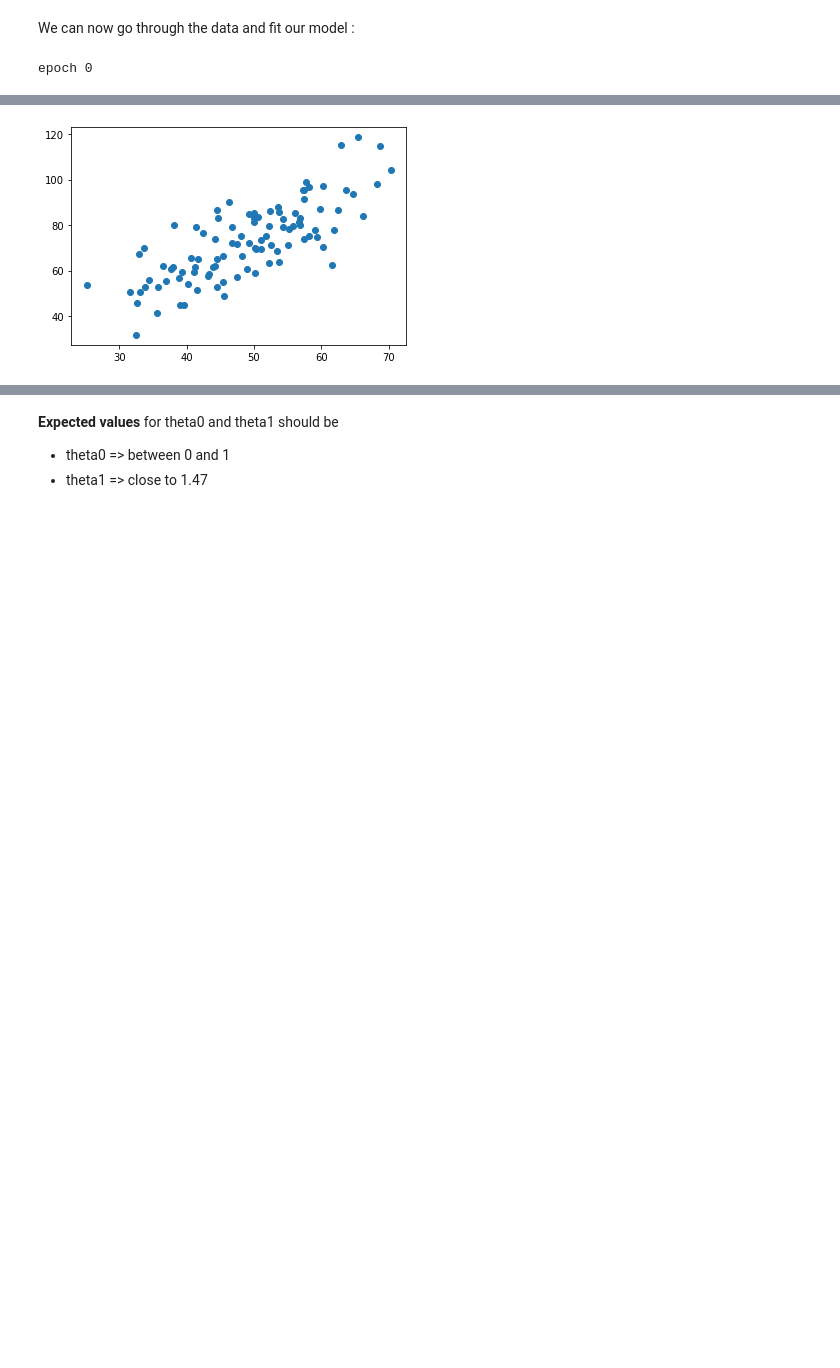
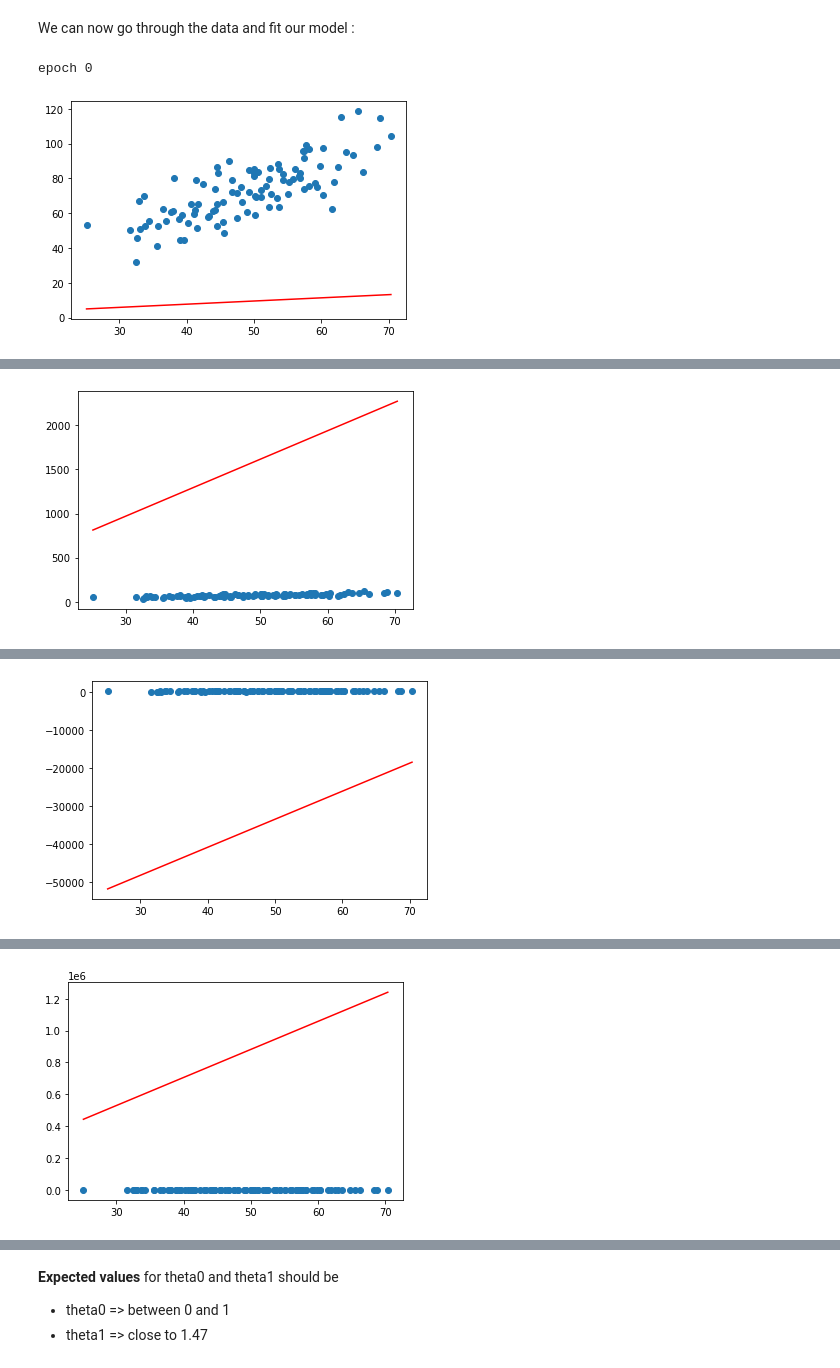
Before and after one commit to armandstrickernlp/NLP_Inalco, a Jupyter notebook: Semester2/Notebooks_sem2/08_LinearGregression_GD/LinearRegressionScratch.ipynb, the cells around one changed output, grey strips where cells are left out. Saved outputs shown, nothing was run; the diff lists cells and outputs as text; code cells hidden in the pictures; blank space fills up the shorter version.

```diff
--- a/Semester2/Notebooks_sem2/08_LinearGregression_GD/LinearRegressionScratch.ipynb
+++ b/Semester2/Notebooks_sem2/08_LinearGregression_GD/LinearRegressionScratch.ipynb
@@ -43,7 +43,7 @@ Write a function which returns an array of predictions, using as input :
 def predict(X, theta0, theta1):
 
     # transcribe the formula above, easy enough :
-    preds = None
+    preds = theta0 + theta1 * X
 
     return preds
 # %%
@@ -67,18 +80,18 @@ def cost(preds, labels):
     Try doing some of the operations on paper with numpy arrays of only 2-3 examples to make things easier.
     """
     # length of the dataset
-    m = None
+    m = len(X)
 
     # write out the formula above without using a for loop to go through each elment of the predictions array.
 
     # predictions - labels => the array of differences
-    differences = None
+    differences = preds - labels
 
     # Square the differences
-    diff_squared = None
+    diff_squared = np.square(differences)
 
     # Sum the squared differences and divide by 2m :
-    loss = None
+    loss = np.sum(diff_squared)/(2*m)
 
     return loss
 # %%
@@ -102,21 +117,21 @@ def gradient_descent(learning_rate, X, preds, labels, theta0, theta1):
     # write out the part of the formula which comes right after alpha, the partial derivatives :
 
     # difference preds/labels
-    difference = None
+    difference = preds - labels
 
 
     # for theta 1, each difference int he array of differences needs to be multiplied by its example x :
-    difference_X = None
+    difference_X = difference * X
 
     # all that's left is applying the mean (sum/m) to get the partial derivatives of each parameter :
-    partial_theta0 = None
+    partial_theta0 = np.mean(difference)
 
-    partial_theta1 = None
+    partial_theta1 = np.mean(difference_X)
 
 
     # update the parameters!
-    theta0 -= None
-    theta1 -= None
+    theta0 -= learning_rate * partial_theta0
+    theta1 -= learning_rate * partial_theta1
 
     return theta0, theta1
 # %% [markdown]
@@ -129,7 +144,7 @@ import random
 # Choose the "hyperparameters" you want :
 # The learning rate, typically very low, between 1e-2 and 1e-6 depending on the task.
 # 1e-4 is recommended to begin with in this case
-LR = 1e-4
+LR = 1e-2
 # The number of passes over the dataset, ie. the number of times we update the weights.  These are alled "epochs".
 EPOCHS = 10
 
@@ -143,37 +158,38 @@ theta0, theta1 = random.random(), random.random()
 
 
 # Loop
 for i in range(EPOCHS):
 
     # compute the model's predictions
-    Y_pred = None
+    Y_pred = predict(X, theta0, theta1)
 
     # plot the model to have a visual intuition of the model's progress
     print(f'epoch {i}')
     plt.scatter(X, labels)
     plt.plot([min(X), max(X)], [min(Y_pred), max(Y_pred)], color='red') # predicted
     plt.show()
 
 
     # compute the loss
-    loss = None
+    loss = cost(Y_pred, labels)
     print(f'Loss = {loss}')
 
     # To see if the model is improving, compare this loss to the previous loss.
     # if the difference is smaller than 1e-2, then we can consider the model has found the global minimum
     # and there is no need to continue updating the weights.
 
-    # if previous los - loss is smaller than 1e-2 :
-
-        # break the for loop
+    #if prev_loss - loss < 1e-2 :
+        #print(f'{loss=}')
+        #break
 
     # if the difference is significant, update the previous loss
-    prev_loss = None
+    prev_loss = loss
 
 
     # and update the parameters
-    theta0, theta1 = None
+    theta0, theta1 = gradient_descent(LR, X, Y_pred, labels, theta0, theta1)
 
 print(f'{theta0=}, {theta1=}')
 # %% [output]
 epoch 0
+[figure, new version]
@@ -181 +198 @@ TypeError: 'NoneType' object is not iterable
-[figure, old version]
+[figure, added]
@@ -181,0 +201 @@ TypeError: 'NoneType' object is not iterable
+[figure, added]
@@ -181,0 +204 @@ TypeError: 'NoneType' object is not iterable
+[figure, added]
```
Also changed, not shown: parts of 3 cells of this notebook, 3 other files.
